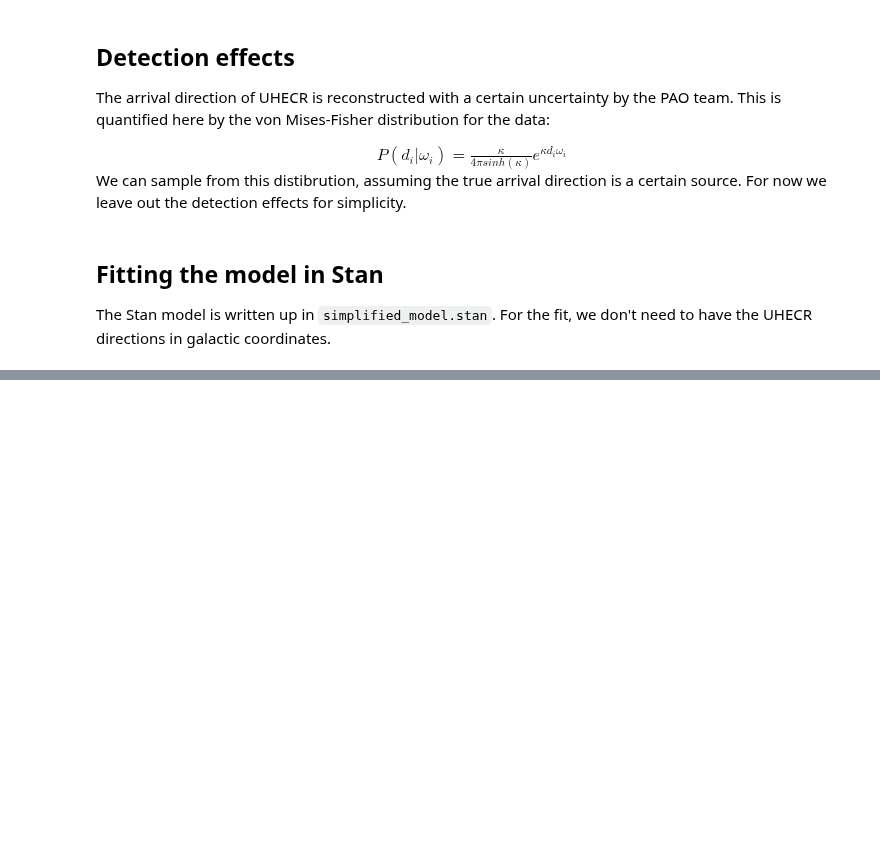
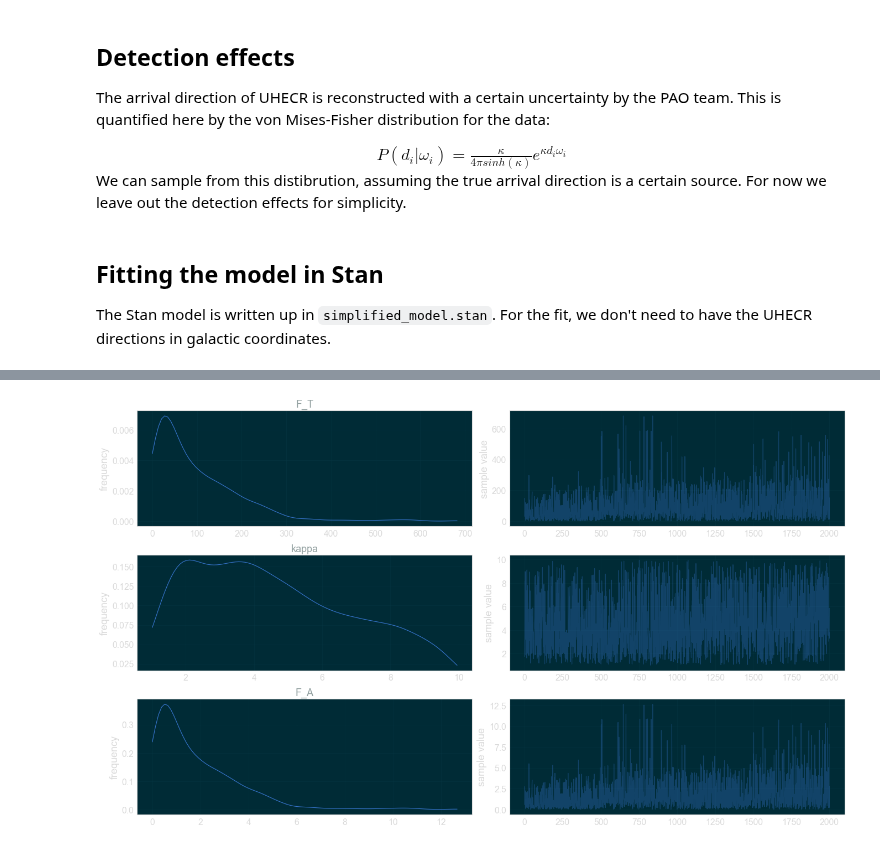
Before and after one commit to cescalara/fancy, a Jupyter notebook: soiaporn_model/simplified_model.ipynb, the cells around one changed output, grey strips where cells are left out. Saved outputs shown, nothing was run; the diff lists cells and outputs as text; code cells hidden in the pictures; blank space fills up the shorter version.

Commit message:
Basic functional stan model implemented

```diff
--- a/soiaporn_model/simplified_model.ipynb
+++ b/soiaporn_model/simplified_model.ipynb
@@ -236,3 +236,8 @@ We can sample from this distibrution, assuming the true arrival direction is a c
 ## Fitting the model in Stan
 
 The Stan model is written up in `simplified_model.stan`. For the fit, we don't need to have the UHECR directions in galactic coordinates.
+# %%
+mean_omega_unit_vec = [np.mean(omega_unit_vec[0][0][0]),
+                       np.mean(omega_unit_vec[0][0][1]),
+                       np.mean(omega_unit_vec[0][0][2])]
+print (mean_omega_unit_vec)
@@ -238,0 +246,11 @@ The Stan model is written up in `simplified_model.stan`. For the fit, we don't n
+# %%
+# set up the data
+# for now, input omega and varpi as 3D unit vectors
+# for now, try with only one source and only one UHECR
+data = {#'N_A' : 17,
+        'varpi' : varpi_unit_vec[0],
+        'omega' : mean_omega_unit_vec,
+        'w' :  w[0]}
+
+import pystan
+sm = pystan.StanModel(file = 'simplified_model.stan')
@@ -238,0 +259,2 @@ The Stan model is written up in `simplified_model.stan`. For the fit, we don't n
+# %%
+fit = sm.sampling(data = data, iter = 1000, chains = 4)
@@ -238,0 +278,6 @@ The Stan model is written up in `simplified_model.stan`. For the fit, we don't n
+# %%
+fig = fit.plot();
+fig.set_size_inches(19, 11)
+fig.tight_layout()
+# %% [output]
+[figure, added]
```
Also changed, not shown: parts of 6 cells of this notebook, 1 other file.
